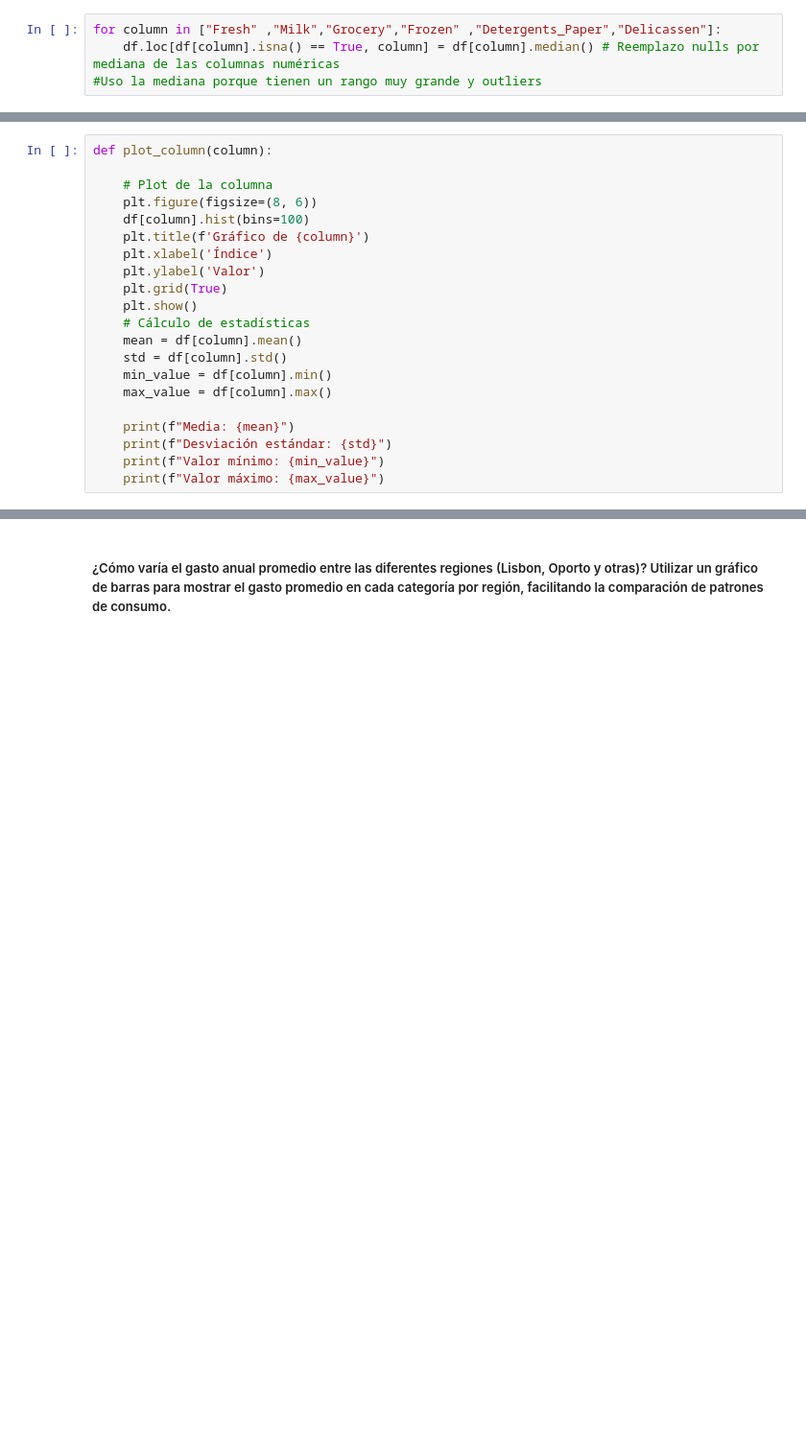
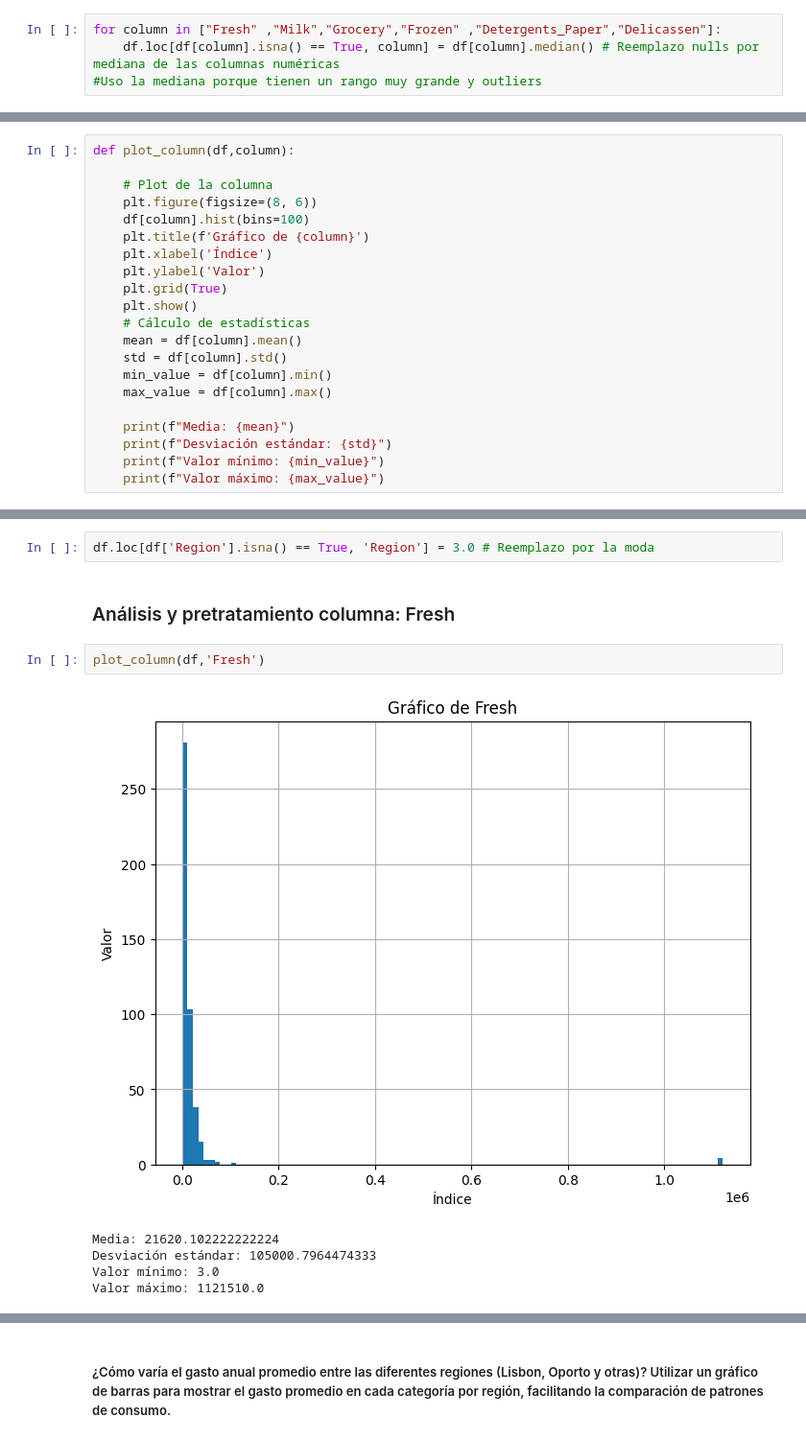
Before and after one commit to rsotelo14/practicos-analisis-de-datos, a Jupyter notebook: Entrega final/proyecto_final.ipynb, the cells around one changed output, grey strips where cells are left out. Shown at 96% size. Drawn from its saved outputs; the diff is of its cells as text; blank space fills up the shorter version.

```diff
--- a/Entrega final/proyecto_final.ipynb
+++ b/Entrega final/proyecto_final.ipynb
@@ -70,5 +73,5 @@ for column in ["Fresh" ,"Milk","Grocery","Frozen" ,"Detergents_Paper","Delicasse
 # %%
-def plot_column(column):
+def plot_column(df,column):
 
     # Plot de la columna
     plt.figure(figsize=(8, 6))
@@ -120,0 +110,12 @@ Q1
+# %%
+df.loc[df['Region'].isna() == True, 'Region'] = 3.0 # Reemplazo por la moda
+# %% [markdown]
+### Análisis y pretratamiento columna: Fresh
+# %%
+plot_column(df,'Fresh')
+# %% [output]
+[figure, added]
+Media: 21620.102222222224
+Desviación estándar: 105000.7964474333
+Valor mínimo: 3.0
+Valor máximo: 1121510.0
```
Also changed, not shown: parts of 34 cells of this notebook.
